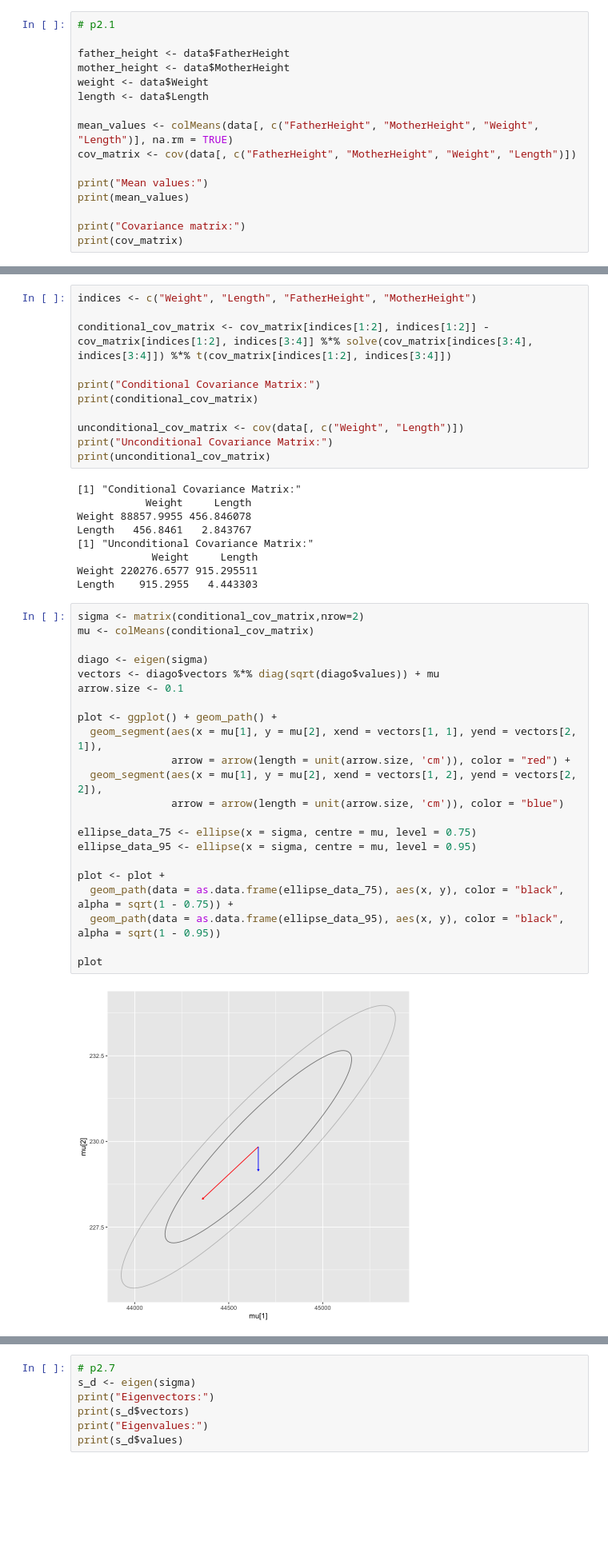
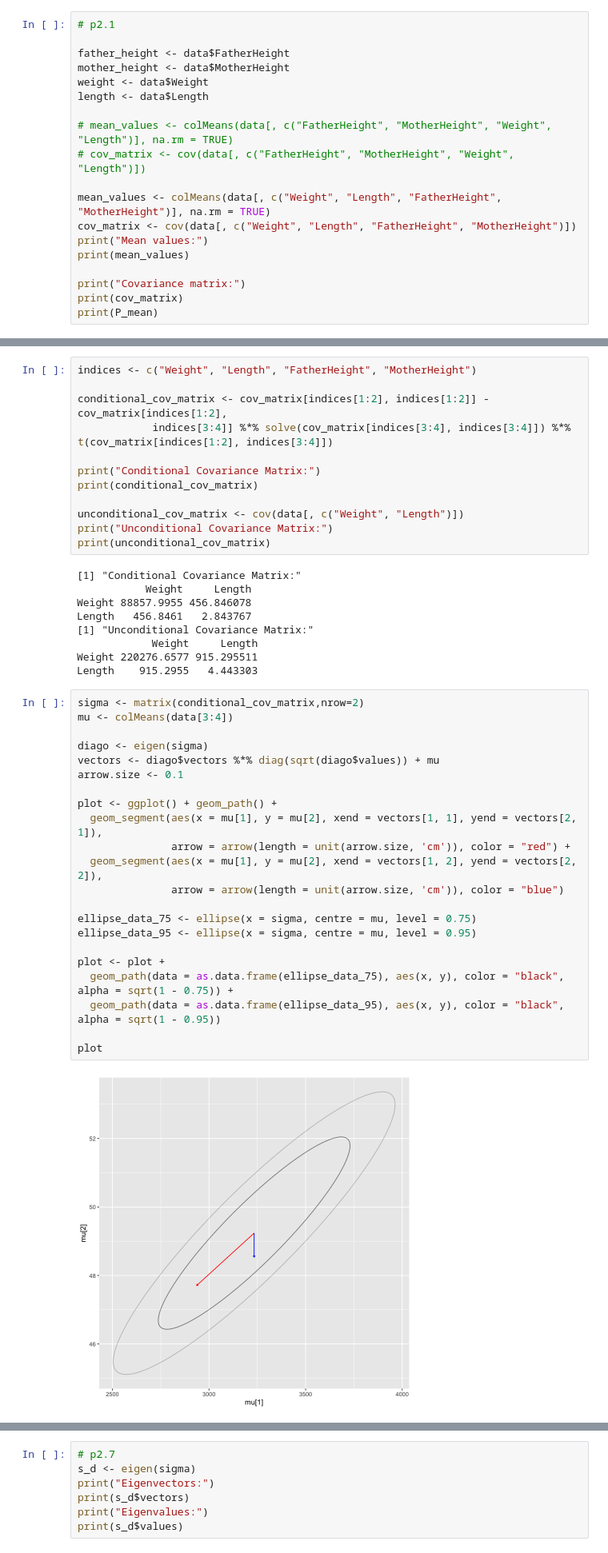
Before and after one commit to wenjie-hoo/Uni_stuff, a Jupyter notebook: Statistical_Learning/Lab1/Hu_Wenjie_code_1.ipynb, the cells around one changed output, grey strips where cells are left out. Shown at 80% size. Cells and saved outputs as stored; diff of their text form; blank space fills up the shorter version.

```diff
--- a/Statistical_Learning/Lab1/Hu_Wenjie_code_1.ipynb
+++ b/Statistical_Learning/Lab1/Hu_Wenjie_code_1.ipynb
@@ -238,13 +232,16 @@ mother_height <- data$MotherHeight
 weight <- data$Weight
 length <- data$Length
 
-mean_values <- colMeans(data[, c("FatherHeight", "MotherHeight", "Weight", "Length")], na.rm = TRUE)
-cov_matrix <- cov(data[, c("FatherHeight", "MotherHeight", "Weight", "Length")])
+# mean_values <- colMeans(data[, c("FatherHeight", "MotherHeight", "Weight", "Length")], na.rm = TRUE)
+# cov_matrix <- cov(data[, c("FatherHeight", "MotherHeight", "Weight", "Length")])
 
+mean_values <- colMeans(data[, c("Weight", "Length", "FatherHeight", "MotherHeight")], na.rm = TRUE)
+cov_matrix <- cov(data[, c("Weight", "Length", "FatherHeight", "MotherHeight")])
 print("Mean values:")
 print(mean_values)
 
 print("Covariance matrix:")
 print(cov_matrix)
+print(P_mean)
 # %% [output]
 [1] "Mean values:"
@@ -278,7 +276,8 @@ qqline(length)
 # %%
 indices <- c("Weight", "Length", "FatherHeight", "MotherHeight")
 
-conditional_cov_matrix <- cov_matrix[indices[1:2], indices[1:2]] - cov_matrix[indices[1:2], indices[3:4]] %*% solve(cov_matrix[indices[3:4], indices[3:4]]) %*% t(cov_matrix[indices[1:2], indices[3:4]])
+conditional_cov_matrix <- cov_matrix[indices[1:2], indices[1:2]] - cov_matrix[indices[1:2],
+            indices[3:4]] %*% solve(cov_matrix[indices[3:4], indices[3:4]]) %*% t(cov_matrix[indices[1:2], indices[3:4]])
 
 print("Conditional Covariance Matrix:")
 print(conditional_cov_matrix)
@@ -297,25 +296,25 @@ Weight 220276.6577 915.295511
 Length    915.2955   4.443303
 # %%
 sigma <- matrix(conditional_cov_matrix,nrow=2)
-mu <- colMeans(conditional_cov_matrix)
+mu <- colMeans(data[3:4])
 
 diago <- eigen(sigma)
 vectors <- diago$vectors %*% diag(sqrt(diago$values)) + mu
 arrow.size <- 0.1
 
 plot <- ggplot() + geom_path() +
   geom_segment(aes(x = mu[1], y = mu[2], xend = vectors[1, 1], yend = vectors[2, 1]),
                arrow = arrow(length = unit(arrow.size, 'cm')), color = "red") +
   geom_segment(aes(x = mu[1], y = mu[2], xend = vectors[1, 2], yend = vectors[2, 2]),
                arrow = arrow(length = unit(arrow.size, 'cm')), color = "blue")
 
 ellipse_data_75 <- ellipse(x = sigma, centre = mu, level = 0.75)
 ellipse_data_95 <- ellipse(x = sigma, centre = mu, level = 0.95)
 
 plot <- plot +
   geom_path(data = as.data.frame(ellipse_data_75), aes(x, y), color = "black", alpha = sqrt(1 - 0.75)) +
   geom_path(data = as.data.frame(ellipse_data_95), aes(x, y), color = "black", alpha = sqrt(1 - 0.95))
 
 plot
 # %% [output]
-[figure, old version]
+[figure, new version]
```
Also changed, not shown: parts of 7 cells of this notebook, 1 other file.
